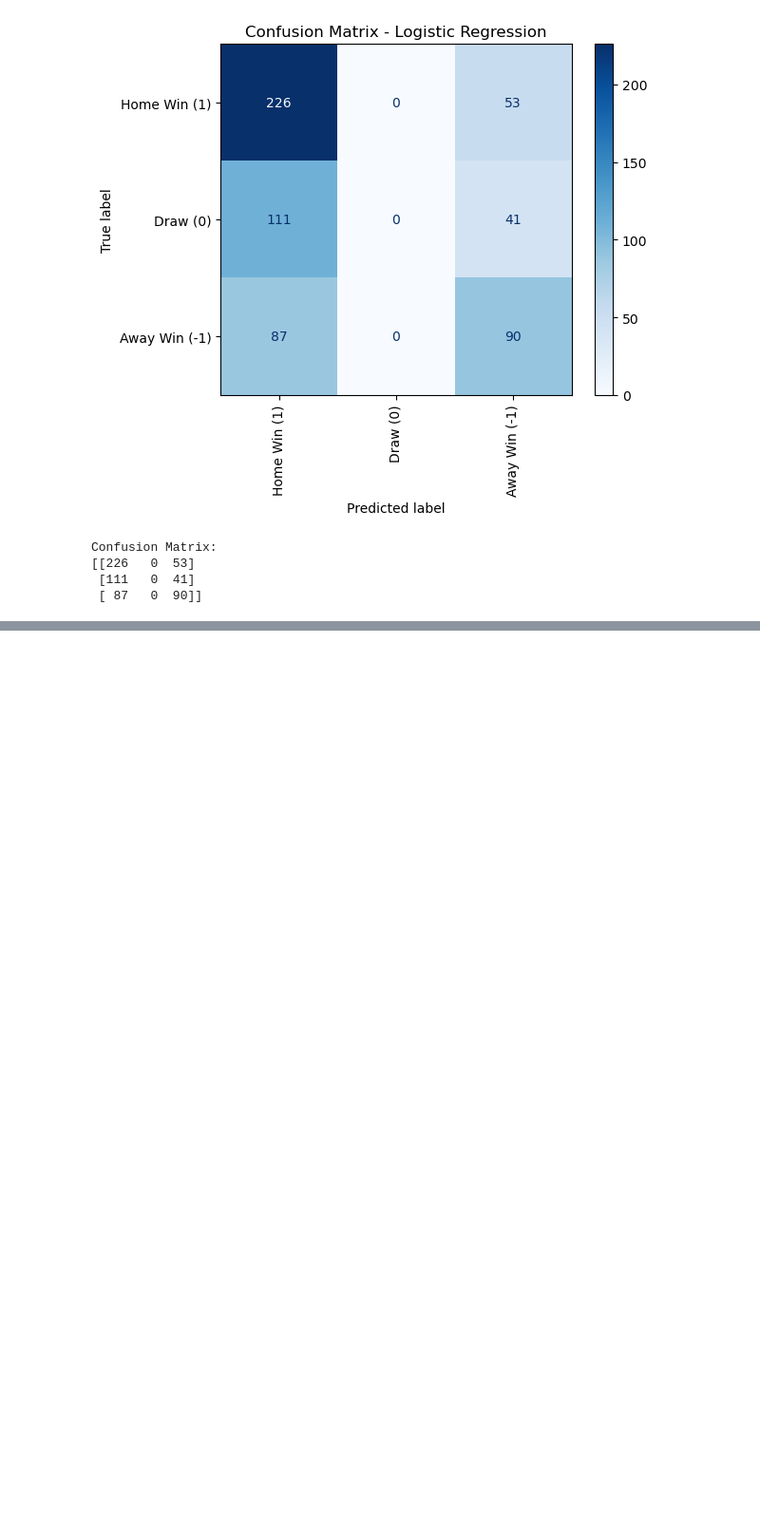
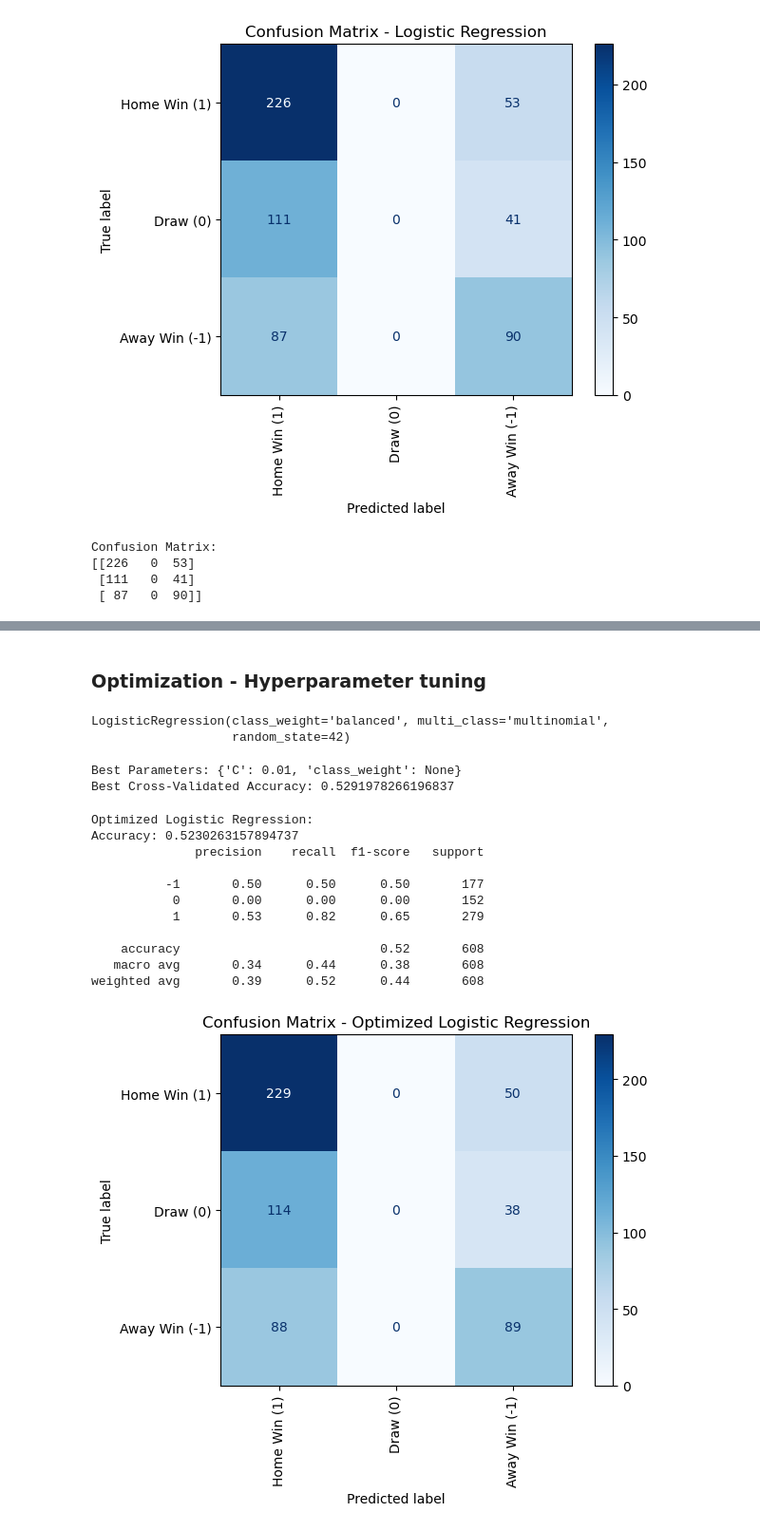
Before and after one commit to tjjdoherty/football-project-mvp, a Jupyter notebook: logistic_reg_prem.ipynb, the cells around one changed output, grey strips where cells are left out. Shown at 95% size. Drawn from its saved outputs; the diff is of its cells as text; code cells hidden in the pictures; blank space fills up the shorter version.

```diff
--- a/logistic_reg_prem.ipynb
+++ b/logistic_reg_prem.ipynb
@@ -112,0 +197,67 @@ Confusion Matrix:
+# %% [markdown]
+### Optimization - Hyperparameter tuning
+# %%
+logistic_model = LogisticRegression(
+    multi_class='multinomial',
+    solver='lbfgs',
+    class_weight='balanced',  # Automatically balances weights
+    random_state=42
+)
+logistic_model.fit(X_train, y_train)
+# %% [output]
+LogisticRegression(class_weight='balanced', multi_class='multinomial',
+                   random_state=42)
+# %%
+# hyperparameter tuning with cross-validation
+
+from sklearn.model_selection import GridSearchCV
+
+param_grid = {
+    'C': [0.01, 0.1, 1, 10, 100],  # Regularization strength
+    'class_weight': [None, 'balanced']  # Test both balanced and unbalanced
+}
+
+grid_search = GridSearchCV(
+    LogisticRegression(multi_class='multinomial', solver='lbfgs', random_state=42),
+    param_grid,
+    cv=5,
+    scoring='accuracy'
+)
+grid_search.fit(X_train, y_train)
+
+# Best parameters and accuracy
+print("Best Parameters:", grid_search.best_params_)
+print("Best Cross-Validated Accuracy:", grid_search.best_score_)
+# %% [output]
+Best Parameters: {'C': 0.01, 'class_weight': None}
+Best Cross-Validated Accuracy: 0.5291978266196837
+# %%
+best_logistic_model = grid_search.best_estimator_
+
+# Predictions
+y_pred_optimized = best_logistic_model.predict(X_test)
+
+# Accuracy and classification report
+print("Optimized Logistic Regression:")
+print("Accuracy:", accuracy_score(y_test, y_pred_optimized))
+print(classification_report(y_test, y_pred_optimized))
+
+# Confusion matrix
+cm_optimized = confusion_matrix(y_test, y_pred_optimized, labels=[1, 0, -1])
+disp_optimized = ConfusionMatrixDisplay(confusion_matrix=cm_optimized, display_labels=['Home Win (1)', 'Draw (0)', 'Away Win (-1)'])
+disp_optimized.plot(cmap='Blues', xticks_rotation='vertical')
+disp_optimized.ax_.set_title("Confusion Matrix - Optimized Logistic Regression")
+plt.show()
+# %% [output]
+Optimized Logistic Regression:
+Accuracy: 0.5230263157894737
+              precision    recall  f1-score   support
+
+          -1       0.50      0.50      0.50       177
+           0       0.00      0.00      0.00       152
+           1       0.53      0.82      0.65       279
+
+    accuracy                           0.52       608
+   macro avg       0.34      0.44      0.38       608
+weighted avg       0.39      0.52      0.44       608
+[figure, added]
```
Also changed, not shown: parts of 27 cells of this notebook, 1 other file.
